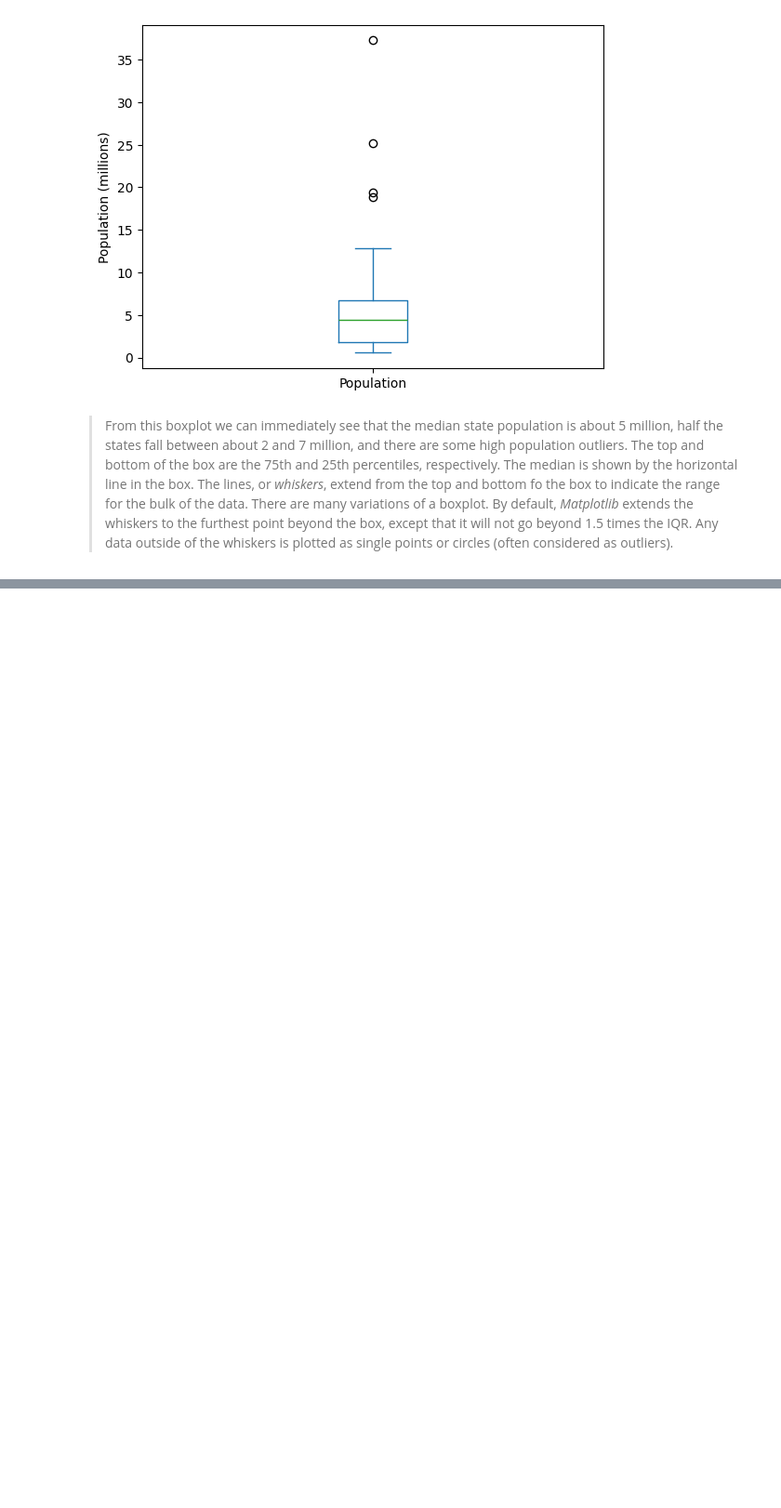
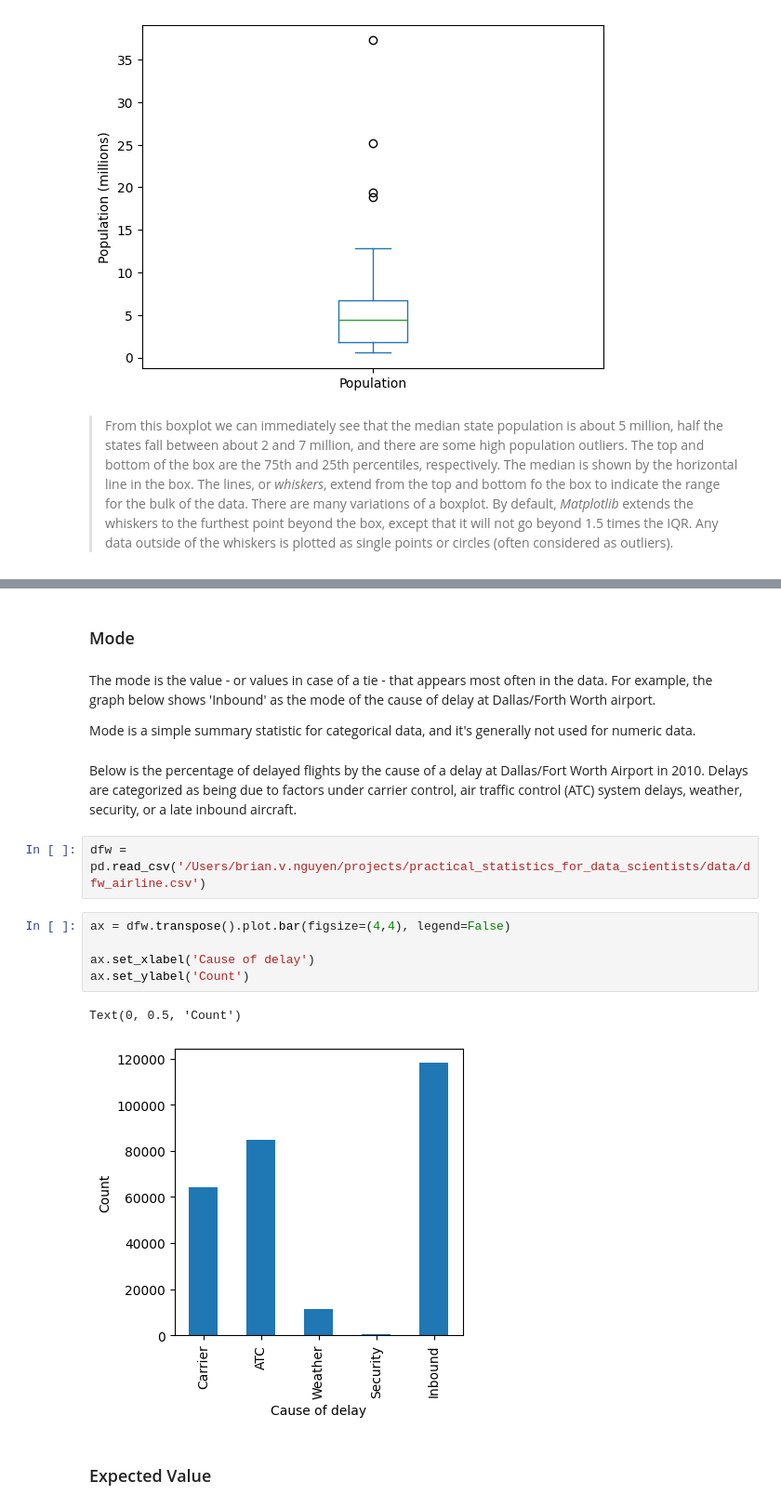
Before and after one commit to brian-vu-nguyen/practical_statistics_for_data_scientists, a Jupyter notebook: notebooks/chapter_1.ipynb, the cells around one changed output, grey strips where cells are left out. Shown: that part at 93% size. Cells and saved outputs as stored; diff of their text form; blank space fills up the shorter version.

```diff
--- a/notebooks/chapter_1.ipynb
+++ b/notebooks/chapter_1.ipynb
@@ -354,0 +481,20 @@ Text(0, 0.5, 'Population (millions)')
+# %% [markdown]
+### Mode
+# %% [markdown]
+The mode is the value - or values in case of a tie - that appears most often in the data. For example, the graph below shows 'Inbound' as the mode of the cause of delay at Dallas/Forth Worth airport.
+
+Mode is a simple summary statistic for categorical data, and it's generally not used for numeric data.
+# %% [markdown]
+Below is the percentage of delayed flights by the cause of a delay at Dallas/Fort Worth Airport in 2010. Delays are categorized as being due to factors under carrier control, air traffic control (ATC) system delays, weather, security, or a late inbound aircraft.
+# %%
+dfw = pd.read_csv('/Users/brian.v.nguyen/projects/practical_statistics_for_data_scientists/data/dfw_airline.csv')
+# %%
+ax = dfw.transpose().plot.bar(figsize=(4,4), legend=False)
+
+ax.set_xlabel('Cause of delay')
+ax.set_ylabel('Count')
+# %% [output]
+Text(0, 0.5, 'Count')
+[figure, added]
+# %% [markdown]
+### Expected Value
```
Also changed, not shown: parts of 38 cells of this notebook.
